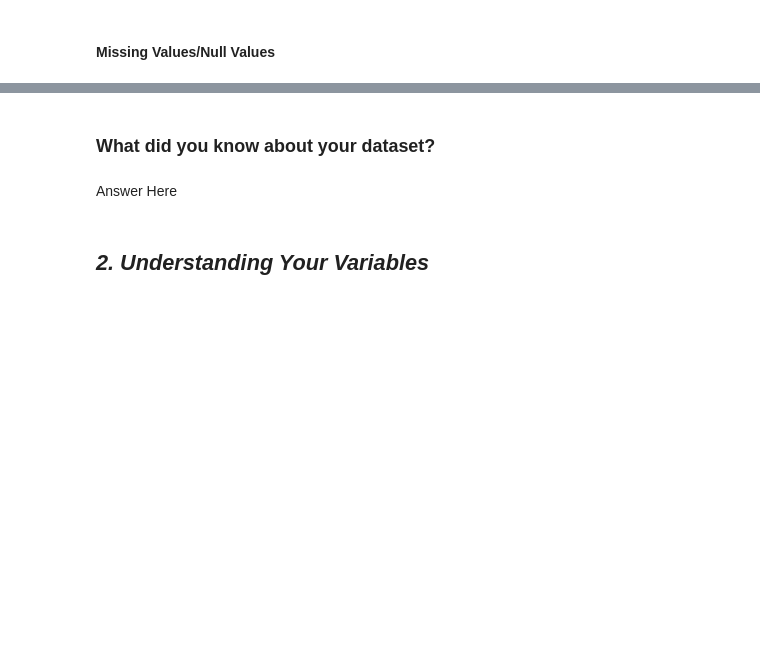
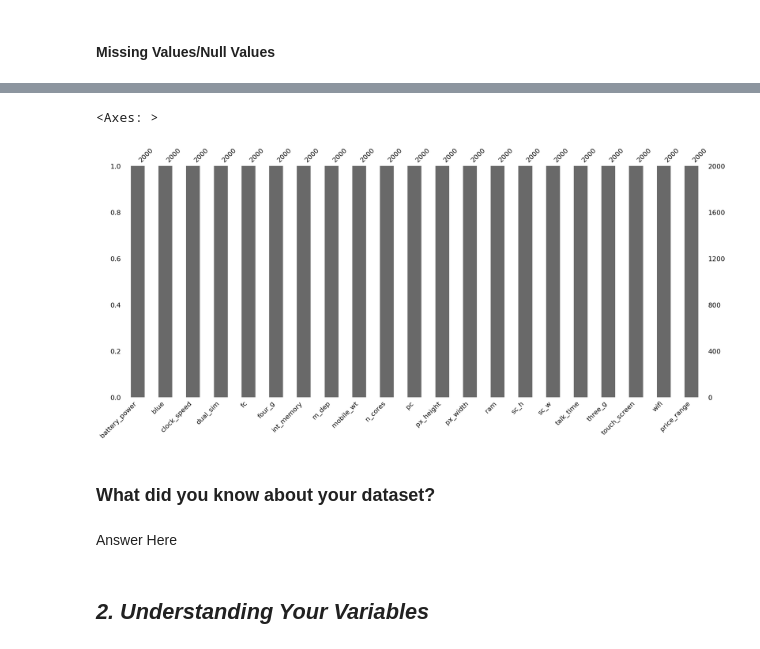
Before and after one commit to jaydeepjadav/Mobile-Phone-Price-Prediction-Classification-Project, a Jupyter notebook: Classification_project.ipynb, the cells around one changed output, grey strips where cells are left out. Saved outputs shown, nothing was run; the diff lists cells and outputs as text; code cells hidden in the pictures; blank space fills up the shorter version.

Commit message:
committing data wrangling

```diff
--- a/Classification_project.ipynb
+++ b/Classification_project.ipynb
@@ -85,3 +94,5 @@ M - Multivariate Analysis
+# %%
+df = pd.read_csv('/content/data_mobile_price_range.csv')
 # %% [markdown]
 ### Dataset First View
 # %%
@@ -105,5 +183,9 @@ M - Multivariate Analysis
 # %%
 # Visualizing the missing values
+msno.bar(df)
+# %% [output]
+<Axes: >
+[figure, added]
 # %% [markdown]
 ### What did you know about your dataset?
 # %% [markdown]
```
Also changed, not shown: parts of 25 cells of this notebook.
